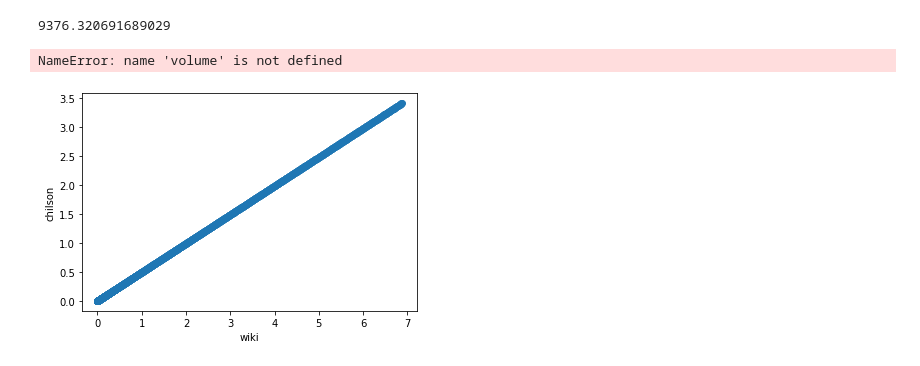
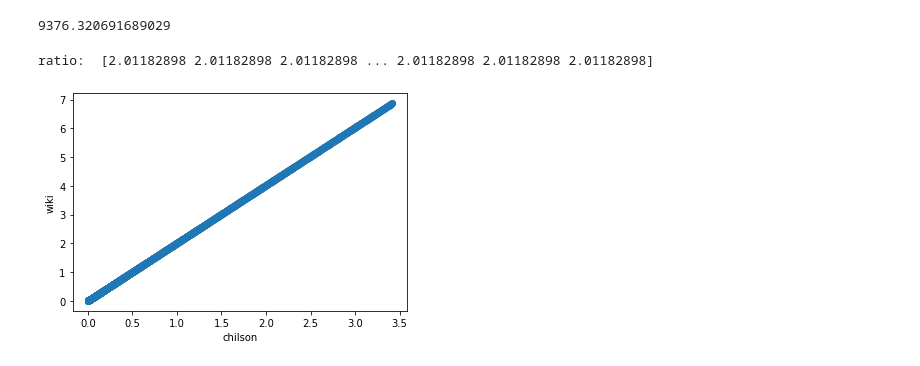
Before and after one commit to darkecology/roost-analysis, a Jupyter notebook: counting_test.ipynb, the cells around one changed output. Saved outputs shown, nothing was run; the diff lists cells and outputs as text; code cells hidden in the pictures.

```diff
--- a/counting_test.ipynb
+++ b/counting_test.ipynb
@@ -217,29 +217,29 @@ print(number_of_birds)
 # %%
 from testing import *
 
 def get_volume(dtheta, dphi, dr, r, theta):
     # This formula is from Wikipedia,
     return r**2 * np.cos(theta) * dr * dphi * dtheta / 1e9
 
 dr = 250
 r_min = 2125
 n_bins = 200
 
 r = np.arange(r_min, r_min*n_bins, dr) # range bins
 theta = np.deg2rad(0.5)    # vertical elevation angle
 dtheta = np.deg2rad(1.0)   # difference between vertical elevations / vertical "beam-width"
 dphi = np.deg2rad(0.5)     # difference between aziumths / horizontal "beam-width"
 
 # Compare the Chilson volume formula to the spherical volume element
 # formula from Wikipedia
 volume_chilson = get_sampling_volume(dtheta, dphi, dr, r)
 volume_wiki = get_volume(dtheta, dphi, dr, r, theta)
 
-plt.plot(volume_wiki, volume_chilson, 'o')
-plt.xlabel('wiki')
-plt.ylabel('chilson')
+plt.plot(volume_chilson, volume_wiki, 'o')
+plt.xlabel('chilson')
+plt.ylabel('wiki')
 
-print("ratio: ", volume_chi/volume_range)
+print("ratio: ", volume_wiki/volume_chilson)
 # %% [output]
-NameError: name 'volume' is not defined
+ratio:  [2.01182898 2.01182898 2.01182898 ... 2.01182898 2.01182898 2.01182898]
-[figure, old version]
+[figure, new version]
```
